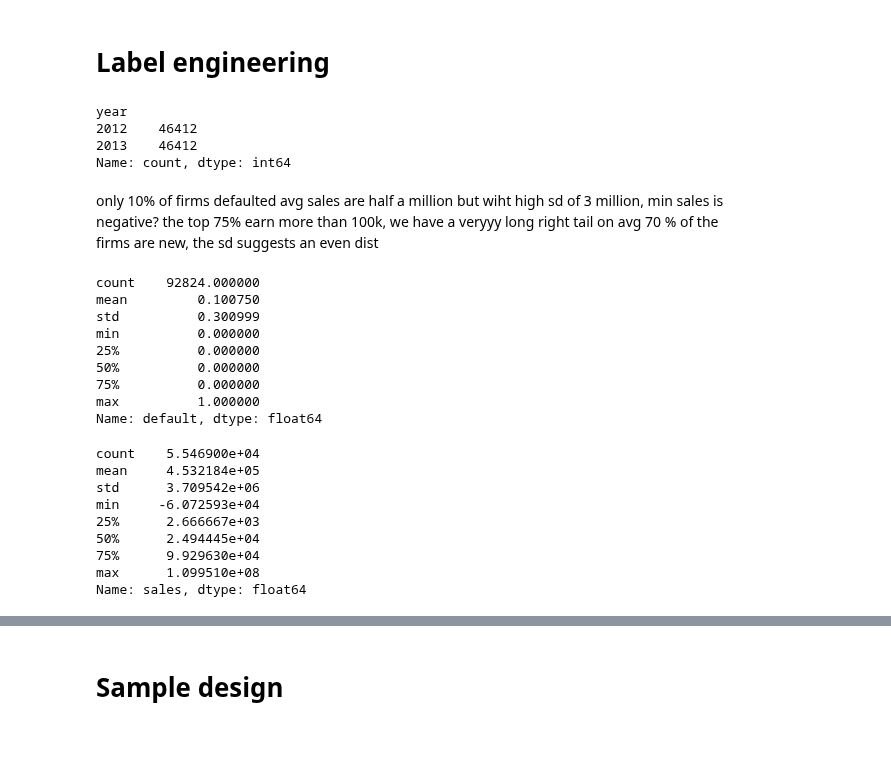
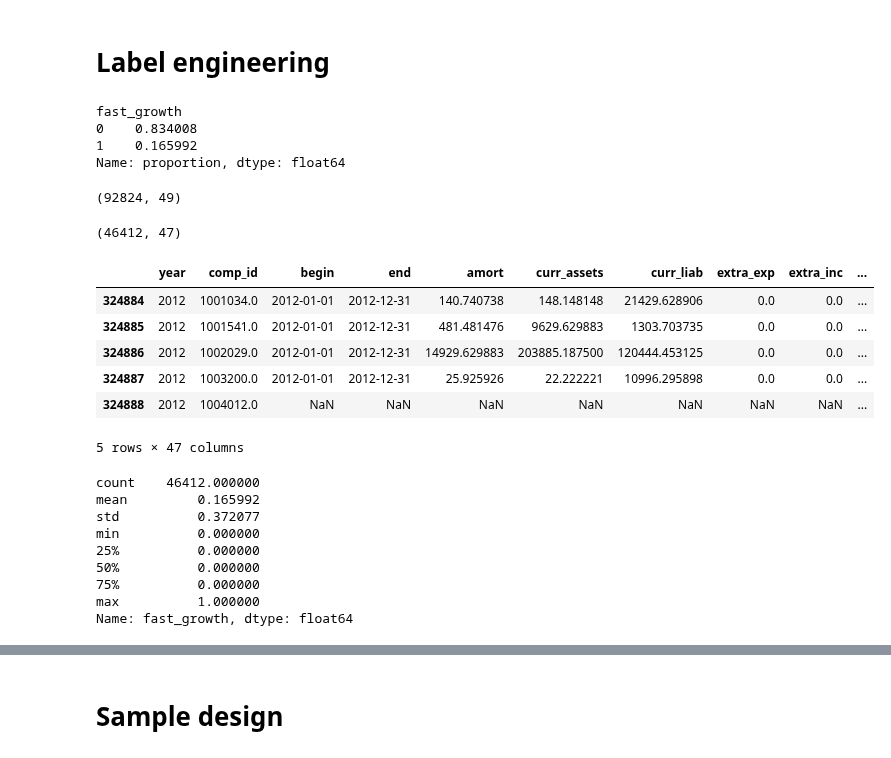
Before and after one commit to ghadena/DA3, a Jupyter notebook: assignment_2/ch17-firm-exit-data-prep.ipynb, the cells around one changed output, grey strips where cells are left out. Cells and saved outputs as stored; diff of their text form; code cells hidden in the pictures.

```diff
--- a/assignment_2/ch17-firm-exit-data-prep.ipynb
+++ b/assignment_2/ch17-firm-exit-data-prep.ipynb
@@ -40,13 +26,32 @@ path
 # csv_path = os.path.join(data_in, "cs_bisnode_panel.csv")
 
 # data = pd.read_csv(csv_path)
-data = pd.read_csv("https://osf.io/download/3qyut/")
+df = pd.read_csv("https://osf.io/download/3qyut/")
 # %%
 # drop variables with many NAs
-data = data.drop(
+df = df.drop(
     columns=["COGS", "finished_prod", "net_dom_sales", "net_exp_sales", "wages"]
 )
-data = data.query("year !=2016")
+# %%
+# ----------------------------
+# 📌 Ensure All Year-Firm Combinations Exist
+# ----------------------------
+# This step ensures that every firm (comp_id) has an entry for every year.
+# Missing firm-year combinations will be explicitly represented as NaN.
+
+df = (
+    df.set_index(["year", "comp_id"])  # 🔹 Set 'year' and 'comp_id' as index to structure the panel data
+    .unstack(fill_value="toReplace")    # 🔹 Expands missing firm-year combinations, filling them with "toReplace"
+    .stack()                            # 🔹 Reshapes the data back into a tidy format
+    .reset_index()                      # 🔹 Resets the index so 'year' and 'comp_id' return as normal columns
+)
+
+# ----------------------------
+# 📌 Convert Placeholder Values to NaN
+# ----------------------------
+# "toReplace" was a temporary placeholder for missing values.
+# This step ensures that those entries are correctly recognized as NaN.
+df = df.replace("toReplace", np.nan)
 # %% [markdown]
 
 # Label engineering
@@ -75,35 +117,36 @@ data = data[data['year'].isin([2012, 2013])]
 # %%
-data.year.value_counts()
+data["fast_growth"].value_counts(normalize=True)
 # %% [output]
-year
-2012    46412
-2013    46412
-Name: count, dtype: int64
+fast_growth
+0    0.834008
+1    0.165992
+Name: proportion, dtype: float64
-# %% [markdown]
-only 10% of firms defaulted
-avg sales are half a million but wiht high sd of 3 million, min sales is negative? the top 75% earn more than 100k, we have a veryyy long right tail
-on avg 70 % of the firms are new, the sd suggests an even dist
+# %%
+df.head()
+df.shape
+# %% [output]
+(92824, 49)
+# %%
+print(data.shape)
+data.head()
+# %% [output]
+(46412, 47)
+|  | year | comp_id | begin | end | amort | curr_assets | curr_liab | extra_exp | extra_inc | ... |
+| 324884 | 2012 | 1001034.0 | 2012-01-01 | 2012-12-31 | 140.740738 | 148.148148 | 21429.628906 | 0.0 | 0.0 | ... |
+| 324885 | 2012 | 1001541.0 | 2012-01-01 | 2012-12-31 | 481.481476 | 9629.629883 | 1303.703735 | 0.0 | 0.0 | ... |
+| 324886 | 2012 | 1002029.0 | 2012-01-01 | 2012-12-31 | 14929.629883 | 203885.187500 | 120444.453125 | 0.0 | 0.0 | ... |
+| 324887 | 2012 | 1003200.0 | 2012-01-01 | 2012-12-31 | 25.925926 | 22.222221 | 10996.295898 | 0.0 | 0.0 | ... |
+| 324888 | 2012 | 1004012.0 | NaN | NaN | NaN | NaN | NaN | NaN | NaN | ... |
+5 rows × 47 columns
 # %%
-data["default"].describe()
+data["fast_growth"].describe()
 # %% [output]
-count    92824.000000
-mean         0.100750
-std          0.300999
+count    46412.000000
+mean         0.165992
+std          0.372077
 min          0.000000
 25%          0.000000
 50%          0.000000
 75%          0.000000
 max          1.000000
-Name: default, dtype: float64
+Name: fast_growth, dtype: float64
-# %%
-data["sales"].describe()
-# %% [output]
-count    5.546900e+04
-mean     4.532184e+05
-std      3.709542e+06
-min     -6.072593e+04
-25%      2.666667e+03
-50%      2.494445e+04
-75%      9.929630e+04
-max      1.099510e+08
-Name: sales, dtype: float64
```
Also changed, not shown: parts of 37 cells of this notebook, 3 other files.
